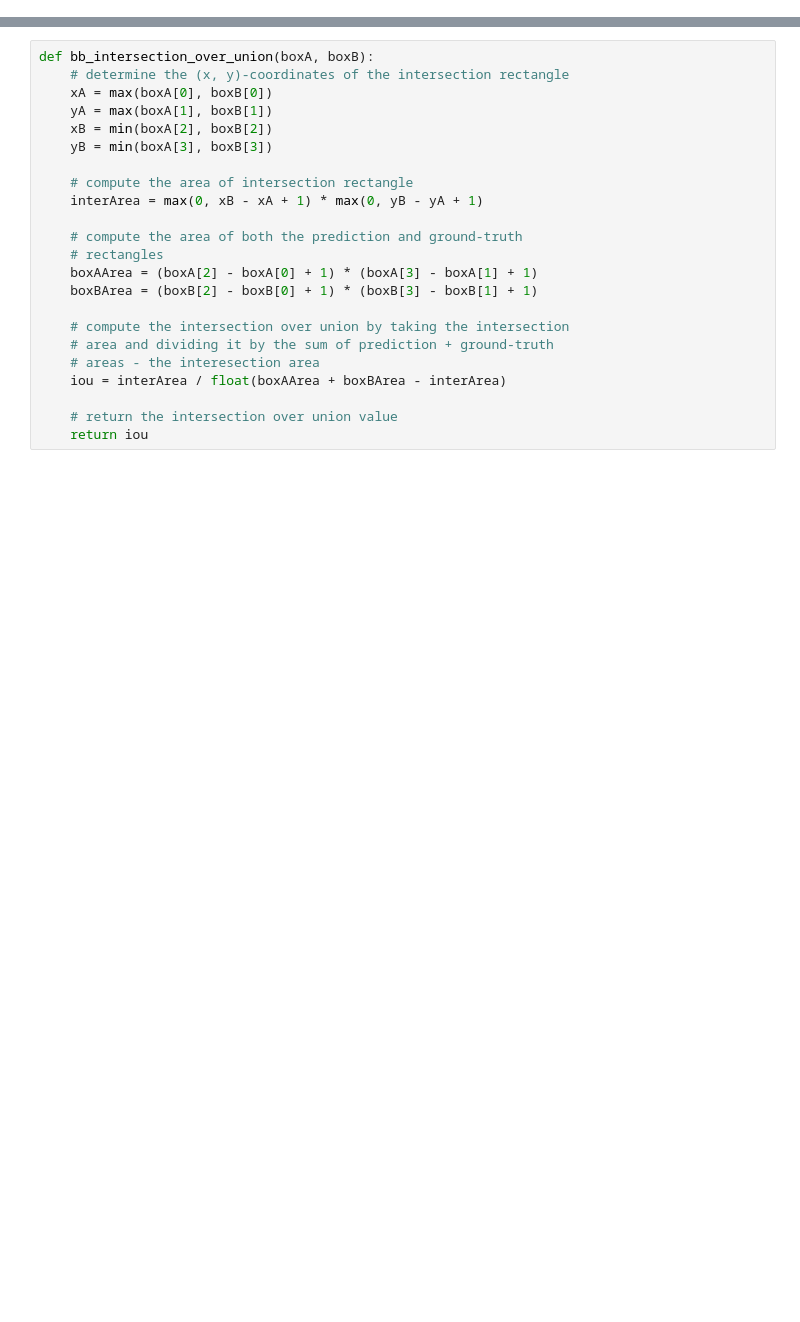
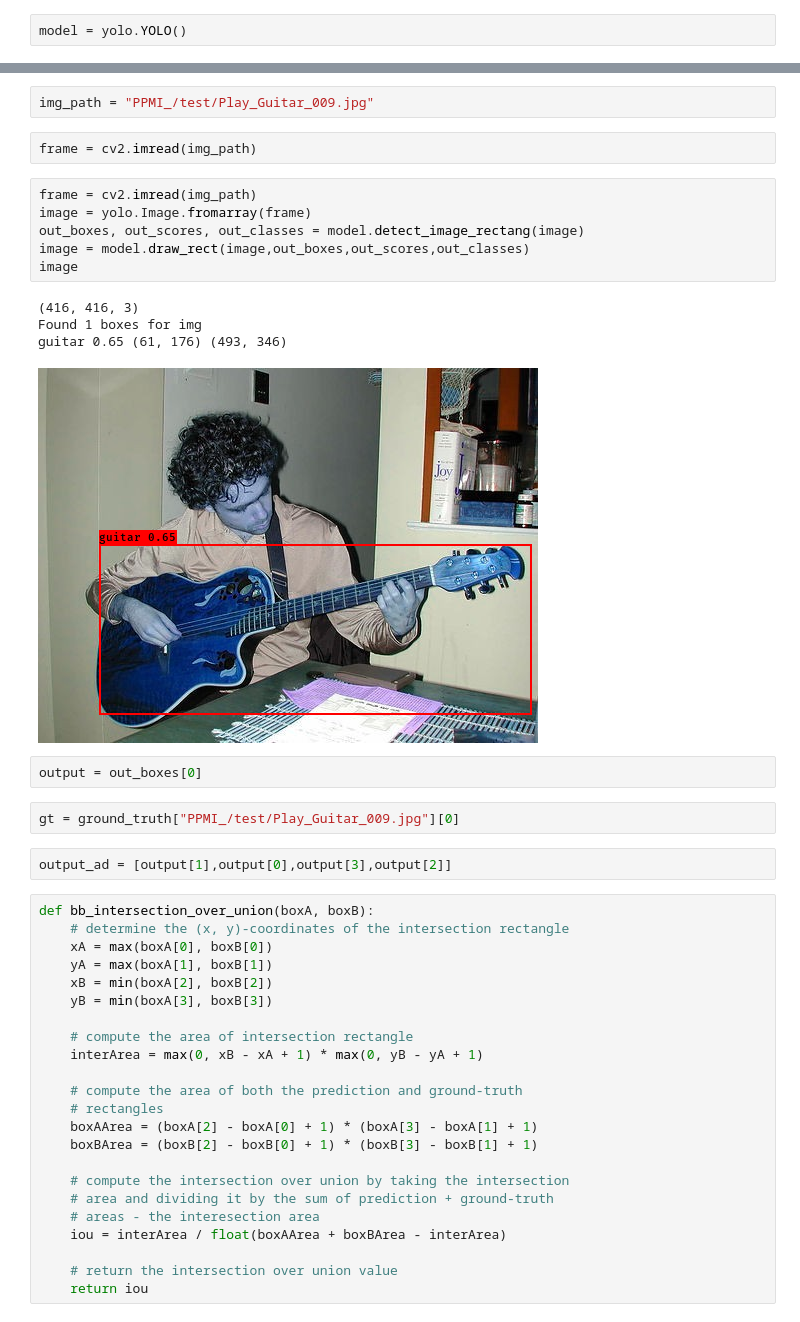
Before and after one commit to HollyDQWang/keras-yolo3, a Jupyter notebook: Calculating mAP.ipynb, the cells around one changed output, grey strips where cells are left out. Saved outputs shown, nothing was run; the diff lists cells and outputs as text; blank space fills up the shorter version.

```diff
--- a/Calculating mAP.ipynb
+++ b/Calculating mAP.ipynb
@@ -11,0 +8,2 @@ logs/000/Jason_trained_weights_final.h5 model, anchors, and classes loaded.
+# %%
+model = yolo.YOLO()
@@ -12,3 +27,24 @@ logs/000/Jason_trained_weights_final.h5 model, anchors, and classes loaded.
+# %%
+img_path = "PPMI_/test/Play_Guitar_009.jpg"
+# %%
+frame = cv2.imread(img_path)
+# %%
+frame = cv2.imread(img_path)
+image = yolo.Image.fromarray(frame)
+out_boxes, out_scores, out_classes = model.detect_image_rectang(image)
+image = model.draw_rect(image,out_boxes,out_scores,out_classes)
+image
+# %% [output]
+(416, 416, 3)
+Found 1 boxes for img
+guitar 0.65 (61, 176) (493, 346)
+[figure, added]
+# %%
+output = out_boxes[0]
+# %%
+gt = ground_truth["PPMI_/test/Play_Guitar_009.jpg"][0]
+# %%
+output_ad = [output[1],output[0],output[3],output[2]]
 # %%
 def bb_intersection_over_union(boxA, boxB):
     # determine the (x, y)-coordinates of the intersection rectangle
```
Also changed, not shown: parts of 10 cells of this notebook, 7 other files.
